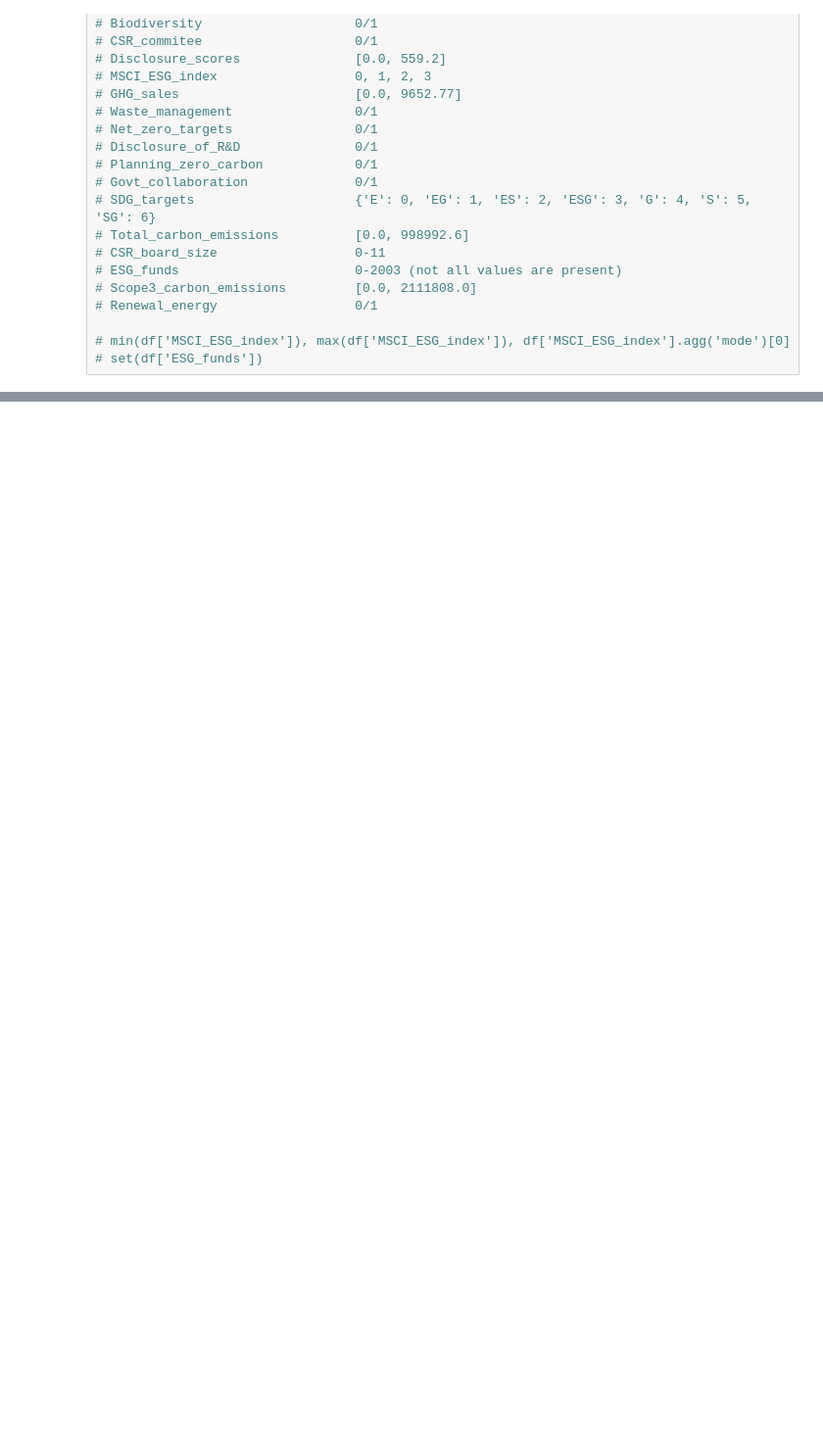
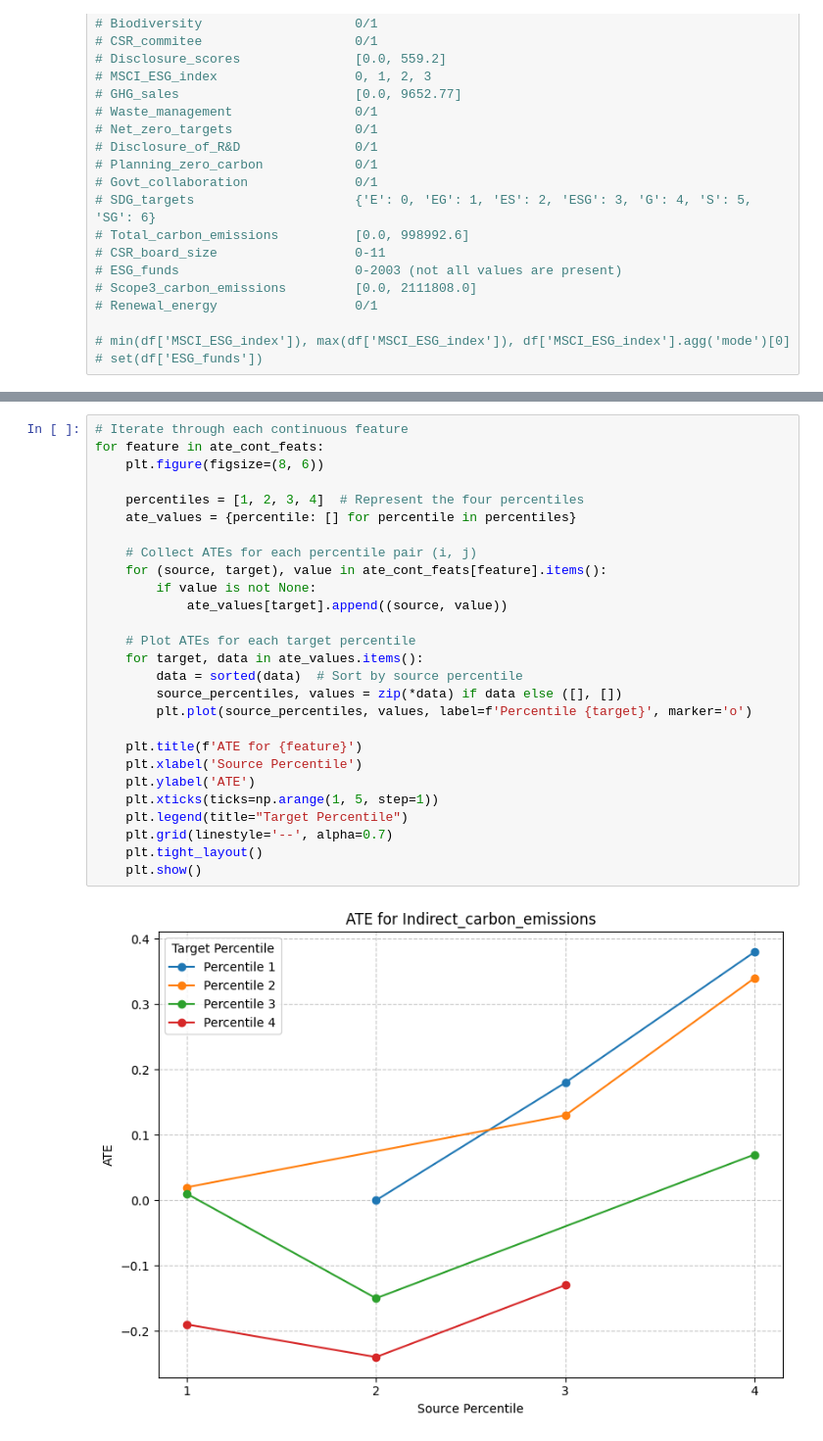
Before and after one commit to Showherda/FYP, a Jupyter notebook: script.ipynb, the cells around one changed output, grey strips where cells are left out. Shown at 98% size. Saved outputs shown, nothing was run; the diff lists cells and outputs as text; blank space fills up the shorter version.

```diff
--- a/script.ipynb
+++ b/script.ipynb
@@ -718,0 +740,29 @@ print(ate_cont_feats)
+# %%
+# Iterate through each continuous feature
+for feature in ate_cont_feats:
+    plt.figure(figsize=(8, 6))
+
+    percentiles = [1, 2, 3, 4]  # Represent the four percentiles
+    ate_values = {percentile: [] for percentile in percentiles}
+
+    # Collect ATEs for each percentile pair (i, j)
+    for (source, target), value in ate_cont_feats[feature].items():
+        if value is not None:
+            ate_values[target].append((source, value))
+
+    # Plot ATEs for each target percentile
+    for target, data in ate_values.items():
+        data = sorted(data)  # Sort by source percentile
+        source_percentiles, values = zip(*data) if data else ([], [])
+        plt.plot(source_percentiles, values, label=f'Percentile {target}', marker='o')
+
+    plt.title(f'ATE for {feature}')
+    plt.xlabel('Source Percentile')
+    plt.ylabel('ATE')
+    plt.xticks(ticks=np.arange(1, 5, step=1))
+    plt.legend(title="Target Percentile")
+    plt.grid(linestyle='--', alpha=0.7)
+    plt.tight_layout()
+    plt.show()
+# %% [output]
+[figure, added]
```
Also changed, not shown: parts of 19 cells of this notebook, 4 other files.
